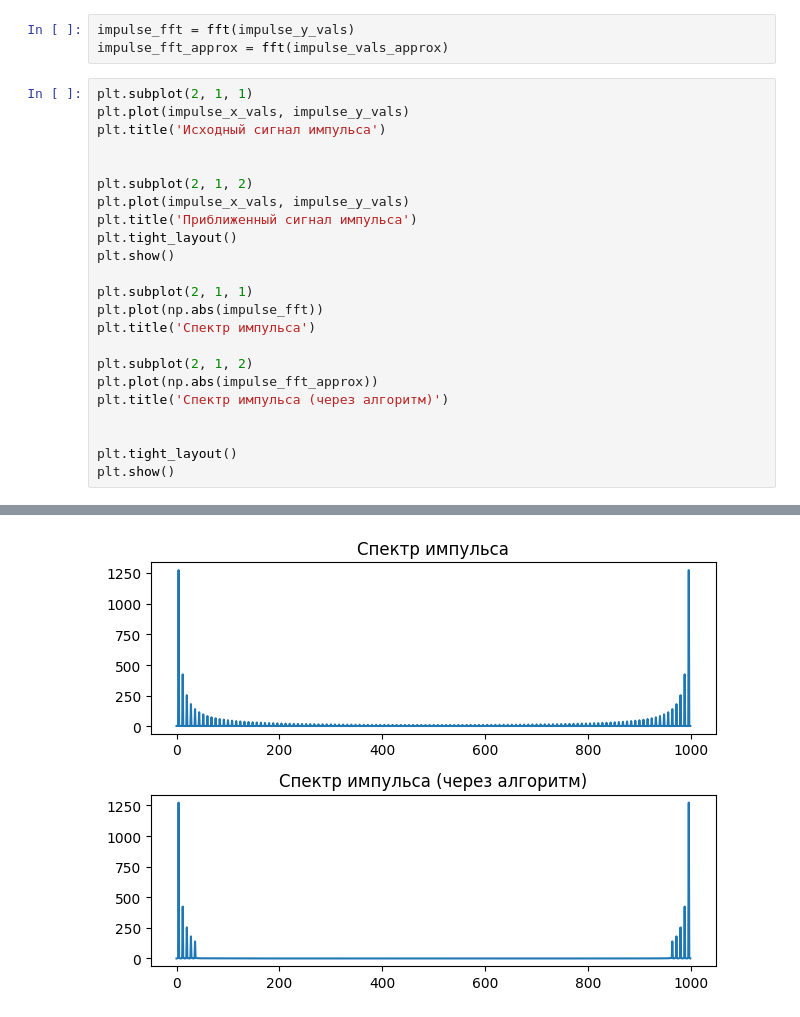
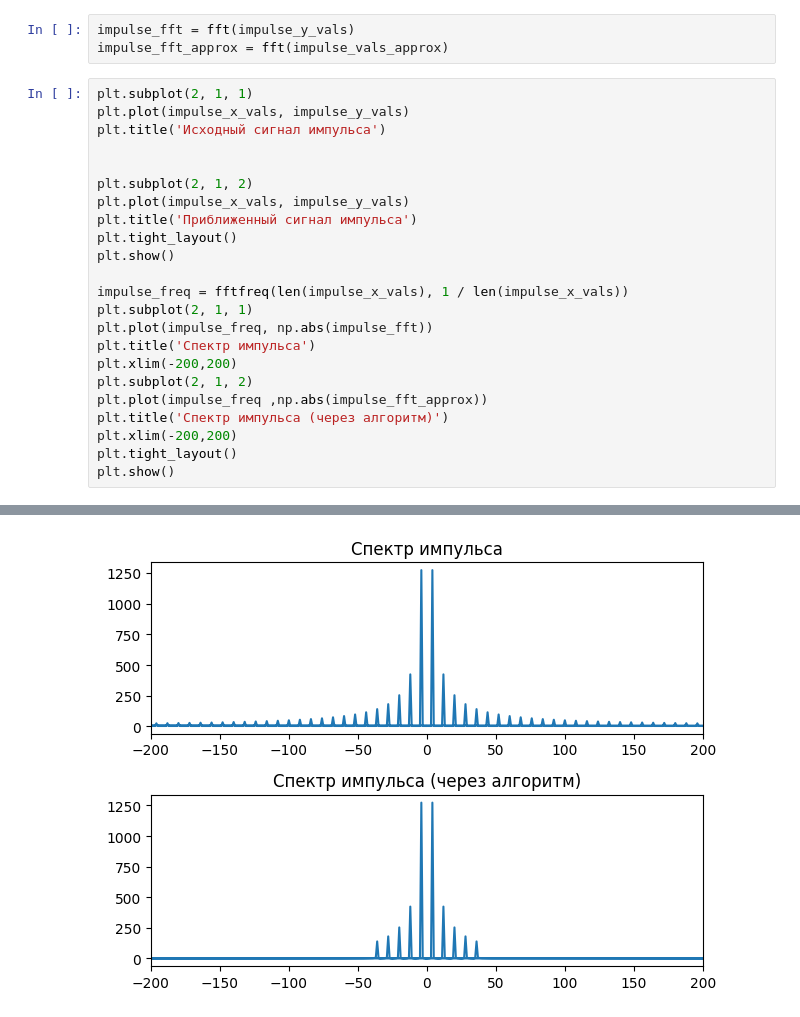
Before and after one commit to AntonAdonin/DigitalSignalProcessing, a Jupyter notebook: lab1/lab1.ipynb, the cells around one changed output, grey strips where cells are left out. Cells and saved outputs as stored; diff of their text form.

Commit message:
fix freqs

```diff
--- a/lab1/lab1.ipynb
+++ b/lab1/lab1.ipynb
@@ -141,26 +140,26 @@ impulse_fft_approx = fft(impulse_vals_approx)
 # %%
 plt.subplot(2, 1, 1)
 plt.plot(impulse_x_vals, impulse_y_vals)
 plt.title('Исходный сигнал импульса')
 
 
 plt.subplot(2, 1, 2)
 plt.plot(impulse_x_vals, impulse_y_vals)
 plt.title('Приближенный сигнал импульса')
 plt.tight_layout()
 plt.show()
 
+impulse_freq = fftfreq(len(impulse_x_vals), 1 / len(impulse_x_vals))
 plt.subplot(2, 1, 1)
-plt.plot(np.abs(impulse_fft))
+plt.plot(impulse_freq, np.abs(impulse_fft))
 plt.title('Спектр импульса')
-
+plt.xlim(-200,200)
 plt.subplot(2, 1, 2)
-plt.plot(np.abs(impulse_fft_approx))
+plt.plot(impulse_freq ,np.abs(impulse_fft_approx))
 plt.title('Спектр импульса (через алгоритм)')
-
-
+plt.xlim(-200,200)
 plt.tight_layout()
 plt.show()
 # %% [output]
 [figure]
-[figure, old version]
+[figure, new version]
```
Also changed, not shown: parts of 3 cells of this notebook, 1 other file.
